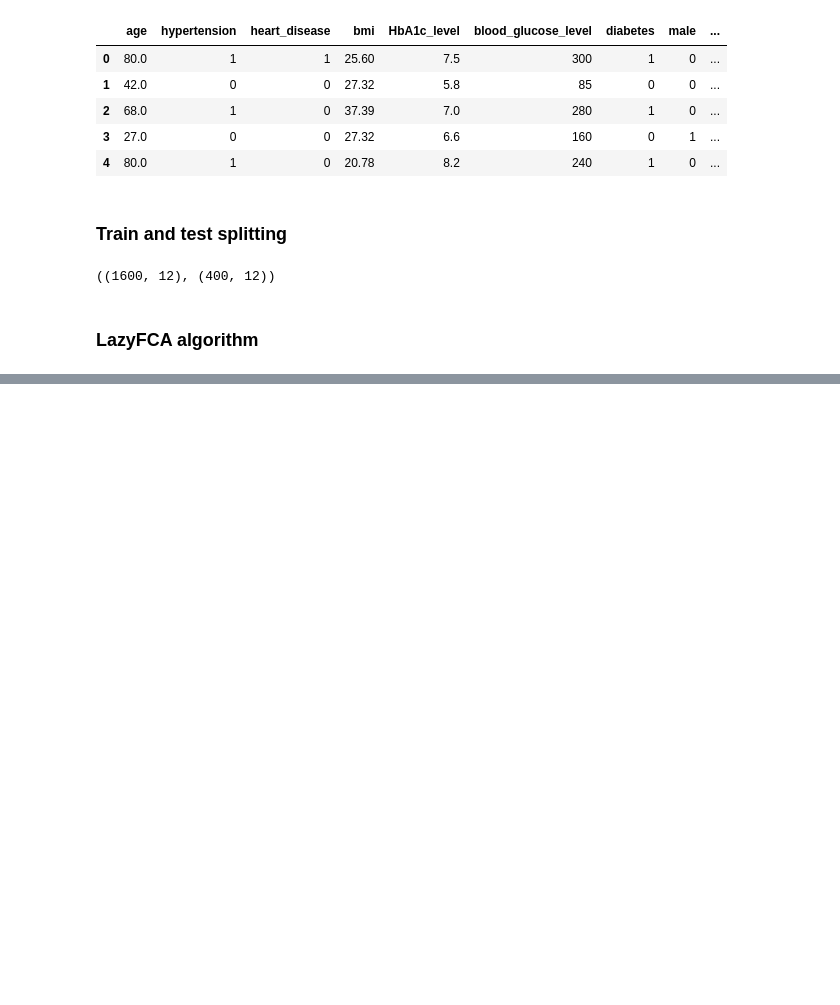
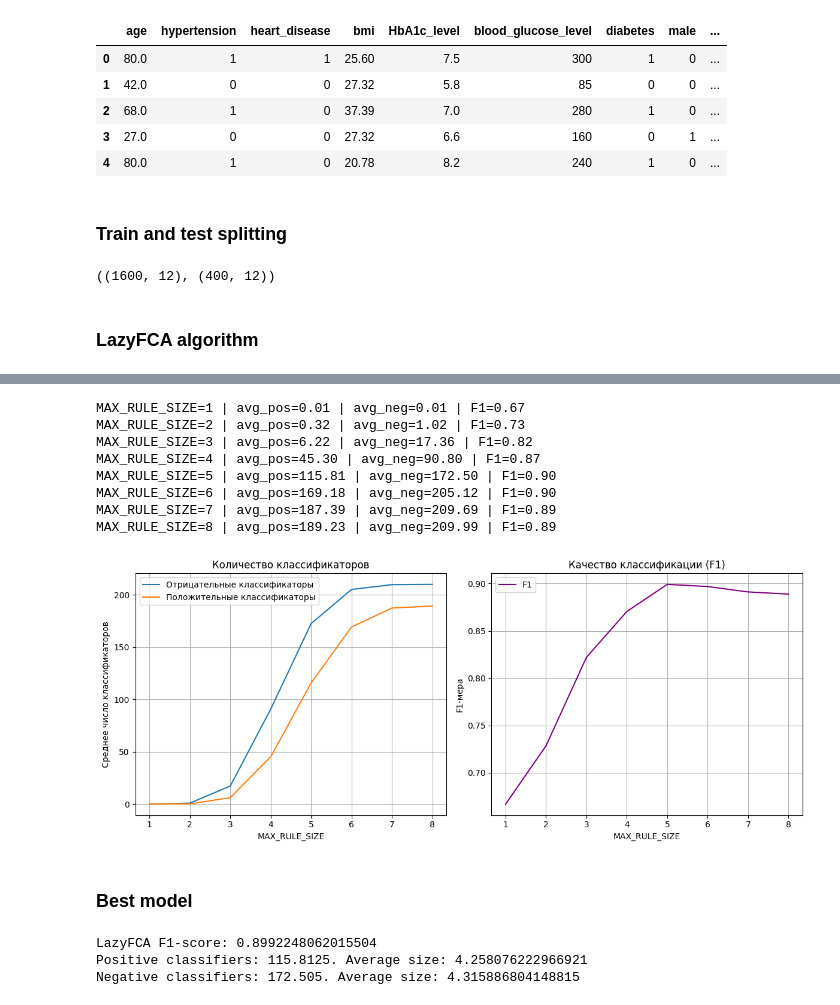
Before and after one commit to avarya13/lazy-fca-classification, a Jupyter notebook: diabetes_prediction.ipynb, the cells around one changed output, grey strips where cells are left out. Cells and saved outputs as stored; diff of their text form; code cells hidden in the pictures; blank space fills up the shorter version.

```diff
--- a/diabetes_prediction.ipynb
+++ b/diabetes_prediction.ipynb
@@ -730,0 +679,38 @@ f1_score(y_test_fca[:100], y_pred_fca)
+# %%
+classifier_rules = LazyClassifierFCA()
+classifier_rules.fit(X_train_fca, y_train_fca)
+
+pos_s, neg_s, f1_s = experiment_rule_size(classifier_rules, X_test_fca, y_test_fca, rule_sizes)
+
+plt.figure(figsize=(12,5))
+
+plt.subplot(1,2,1)
+plt.plot(rule_sizes, neg_s, label='Отрицательные классификаторы')
+plt.plot(rule_sizes, pos_s, label='Положительные классификаторы')
+plt.xlabel('MAX_RULE_SIZE')
+plt.grid(True)
+plt.ylabel('Среднее число классификаторов')
+plt.title('Количество классификаторов')
+plt.legend()
+
+plt.subplot(1,2,2)
+plt.plot(rule_sizes, f1_s, label='F1', color='purple')
+plt.xlabel('MAX_RULE_SIZE')
+plt.ylabel('F1-мера')
+plt.grid(True)
+plt.title('Качество классификации (F1)')
+plt.legend()
+plt.tight_layout()
+plt.show()
+# %% [output]
+MAX_RULE_SIZE=1 | avg_pos=0.01 | avg_neg=0.01 | F1=0.67
+MAX_RULE_SIZE=2 | avg_pos=0.32 | avg_neg=1.02 | F1=0.73
+MAX_RULE_SIZE=3 | avg_pos=6.22 | avg_neg=17.36 | F1=0.82
+MAX_RULE_SIZE=4 | avg_pos=45.30 | avg_neg=90.80 | F1=0.87
+MAX_RULE_SIZE=5 | avg_pos=115.81 | avg_neg=172.50 | F1=0.90
+MAX_RULE_SIZE=6 | avg_pos=169.18 | avg_neg=205.12 | F1=0.90
+MAX_RULE_SIZE=7 | avg_pos=187.39 | avg_neg=209.69 | F1=0.89
+MAX_RULE_SIZE=8 | avg_pos=189.23 | avg_neg=209.99 | F1=0.89
+[figure, added]
+# %% [markdown]
+### Best model
@@ -730,0 +730,8 @@ f1_score(y_test_fca[:100], y_pred_fca)
+# %%
+print(f"LazyFCA F1-score: {f1_fca}")
+print(f"Positive classifiers: {sum(positive_classifiers)/len(positive_classifiers)}. Average size: {sum(avg_pos_rule_size)/len(avg_pos_rule_size)}")
+print(f"Negative classifiers: {sum(negative_classifiers)/len(negative_classifiers)}. Average size: {sum(avg_neg_rule_size)/len(avg_neg_rule_size)}")
+# %% [output]
+LazyFCA F1-score: 0.8992248062015504
+Positive classifiers: 115.8125. Average size: 4.258076222966921
+Negative classifiers: 172.505. Average size: 4.315886804148815
```
Also changed, not shown: parts of 15 cells of this notebook.
